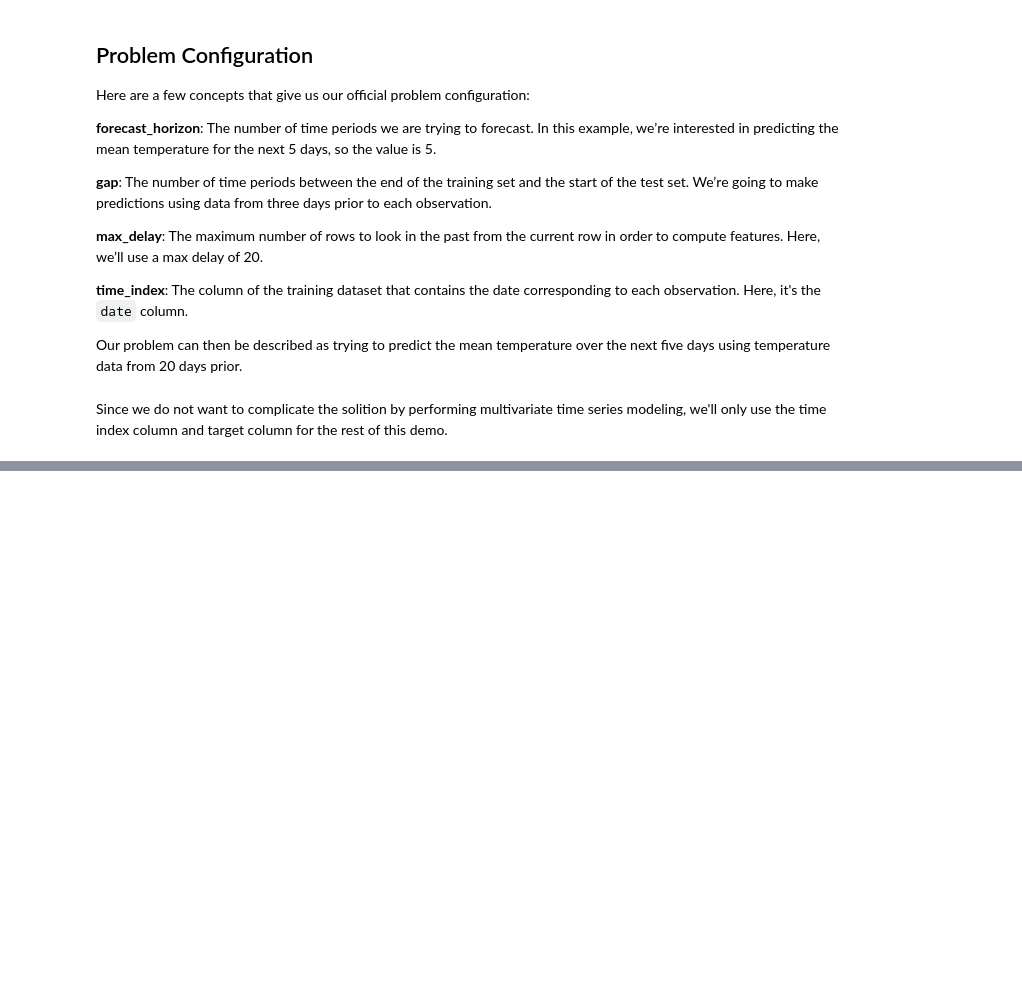
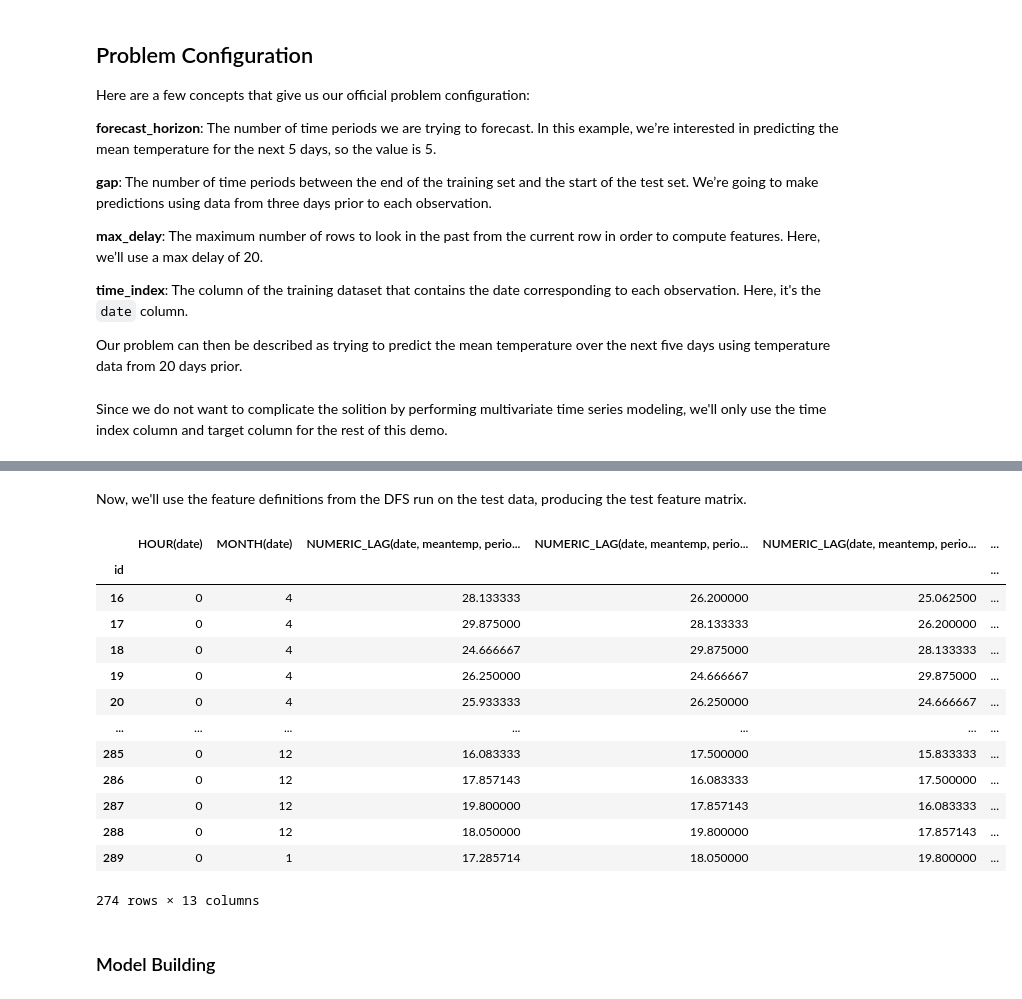
Before and after one commit to alteryx/open_source_demos, a Jupyter notebook: predict-daily-temperature/Temperature-Demo.ipynb, the cells around one changed output, grey strips where cells are left out. Drawn from its saved outputs; the diff is of its cells as text; code cells hidden in the pictures; blank space fills up the shorter version.

```diff
--- a/predict-daily-temperature/Temperature-Demo.ipynb
+++ b/predict-daily-temperature/Temperature-Demo.ipynb
@@ -179,7 +290,24 @@ X_train
+# %% [markdown]
+Now, we'll use the feature definitions from the DFS run on the test data, producing the test feature matrix.
 # %%
 test_fm = ft.calculate_feature_matrix(features, test_es)
 
-X_test, y_test = remove_nans(test_fm, target_col)
+X_test = remove_nans(test_fm, target_col)
+y_test = X_test.pop(target_col)
 
-
-test_fm.ww
+X_test
+# %% [output]
+|  | HOUR(date) | MONTH(date) | NUMERIC_LAG(date, meantemp, perio... | NUMERIC_LAG(date, meantemp, perio... | NUMERIC_LAG(date, meantemp, perio... | ... |
+| id |  |  |  |  |  | ... |
+| 16 | 0 | 4 | 28.133333 | 26.200000 | 25.062500 | ... |
+| 17 | 0 | 4 | 29.875000 | 28.133333 | 26.200000 | ... |
+| 18 | 0 | 4 | 24.666667 | 29.875000 | 28.133333 | ... |
+| 19 | 0 | 4 | 26.250000 | 24.666667 | 29.875000 | ... |
+| 20 | 0 | 4 | 25.933333 | 26.250000 | 24.666667 | ... |
+| ... | ... | ... | ... | ... | ... | ... |
+| 285 | 0 | 12 | 16.083333 | 17.500000 | 15.833333 | ... |
+| 286 | 0 | 12 | 17.857143 | 16.083333 | 17.500000 | ... |
+| 287 | 0 | 12 | 19.800000 | 17.857143 | 16.083333 | ... |
+| 288 | 0 | 12 | 18.050000 | 19.800000 | 17.857143 | ... |
+| 289 | 0 | 1 | 17.285714 | 18.050000 | 19.800000 | ... |
+274 rows × 13 columns
@@ -188,3 +314,5 @@ X_test
+# %% [markdown]
+### Model Building
 # %%
 reg = RandomForestRegressor(n_estimators=100)
 reg.fit(X_train, y_train)
```
Also changed, not shown: parts of 41 cells of this notebook.
